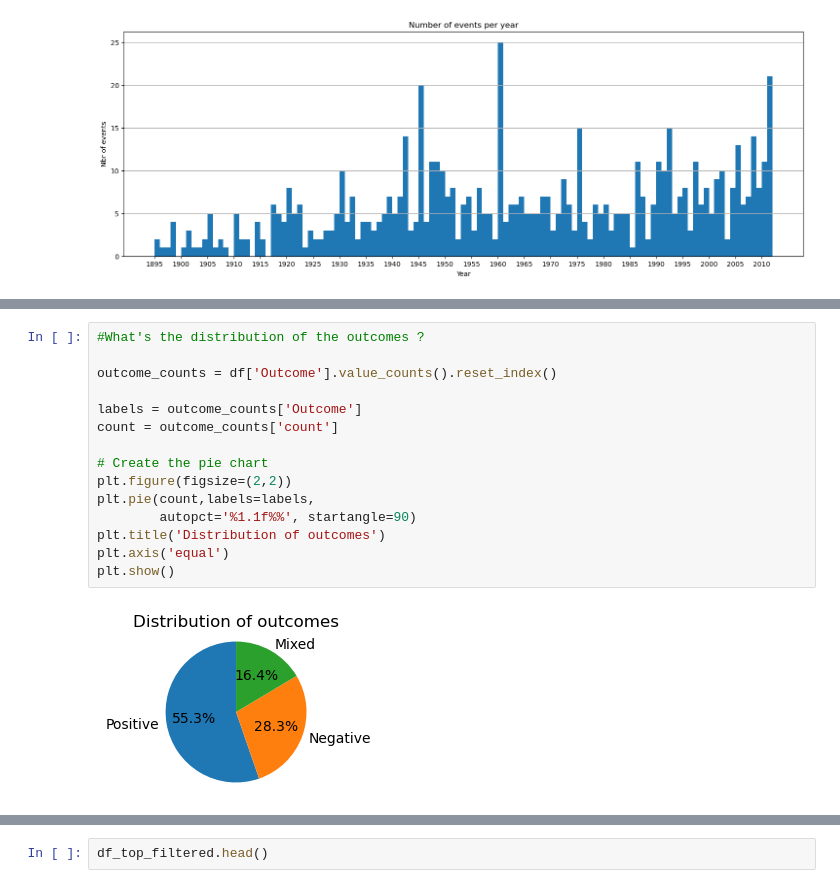
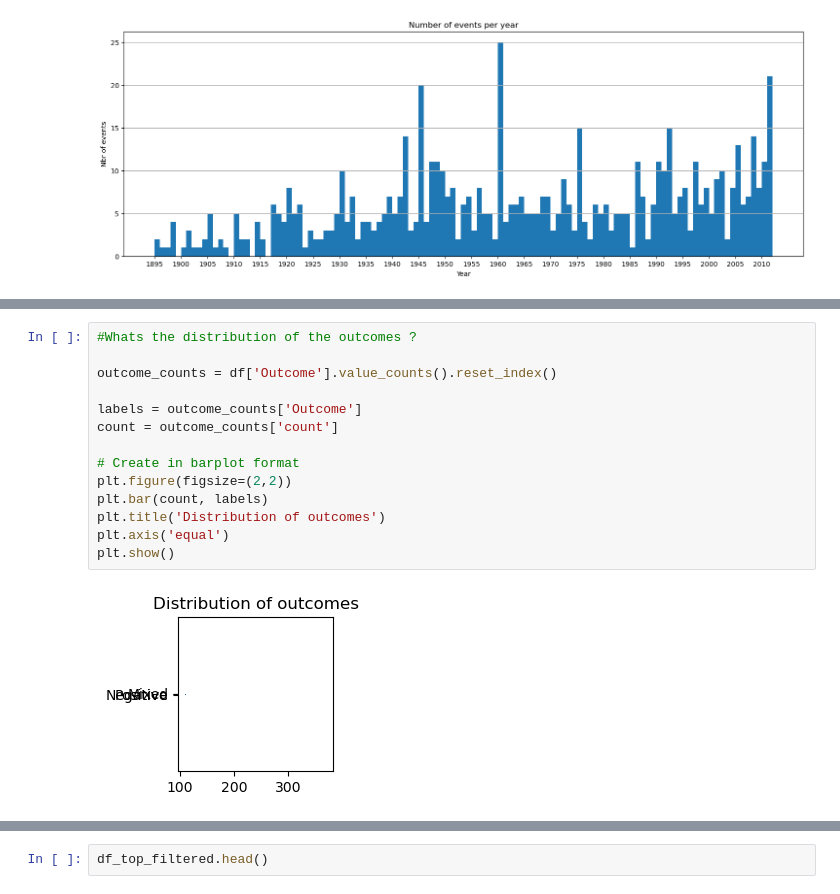
Before and after one commit to epfl-ada/ada-2024-project-padawans, a Jupyter notebook: Analysis_Historical_Events.ipynb, the cells around one changed output, grey strips where cells are left out. Drawn from its saved outputs; the diff is of its cells as text.

```diff
--- a/Analysis_Historical_Events.ipynb
+++ b/Analysis_Historical_Events.ipynb
@@ -157,18 +153,17 @@ plt.grid(axis='x')
 [figure]
 # %%
-#What's the distribution of the outcomes ?
+#Whats the distribution of the outcomes ?
 
 outcome_counts = df['Outcome'].value_counts().reset_index()
 
 labels = outcome_counts['Outcome']
 count = outcome_counts['count']
 
-# Create the pie chart
+# Create in barplot format
 plt.figure(figsize=(2,2))
-plt.pie(count,labels=labels,
-        autopct='%1.1f%%', startangle=90)
+plt.bar(count, labels)
 plt.title('Distribution of outcomes')
 plt.axis('equal')
 plt.show()
 # %% [output]
-[figure, old version]
+[figure, new version]
```
Also changed, not shown: parts of 16 cells of this notebook.
